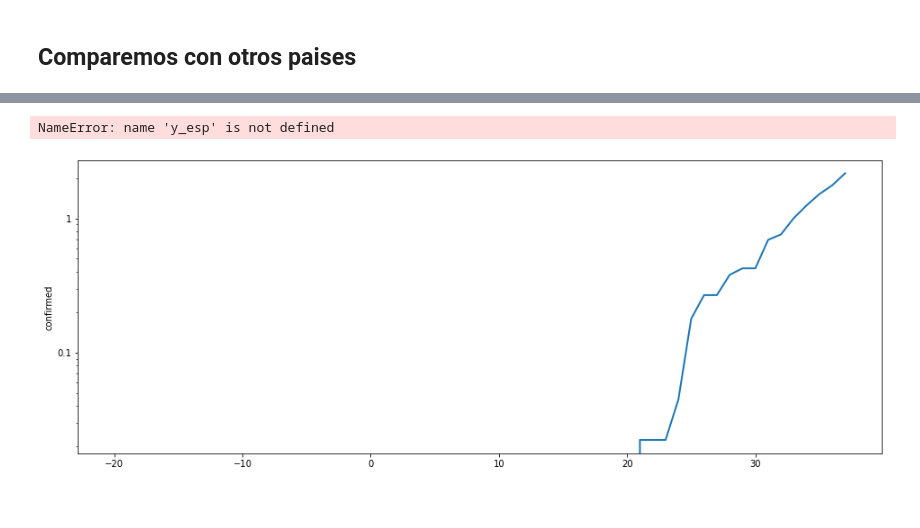
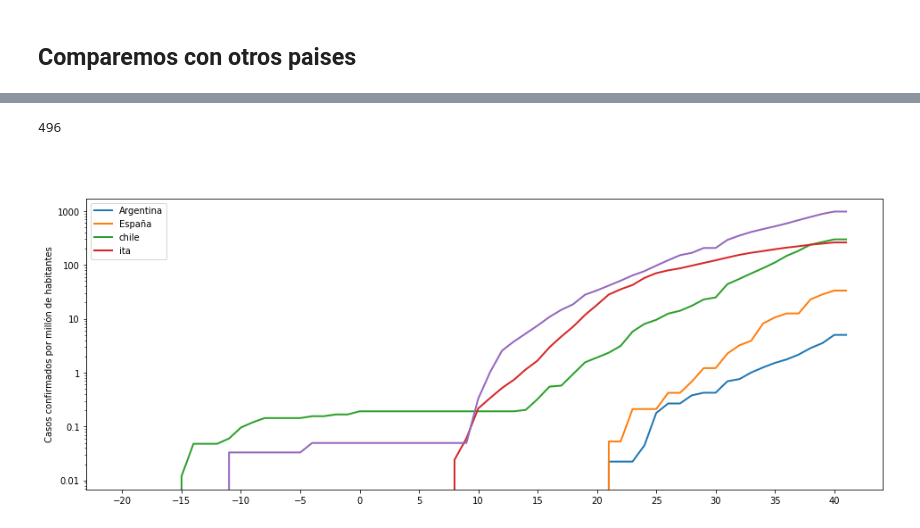
Before and after one commit to ivco19/countries, a Jupyter notebook: src/load_data.ipynb, the cells around one changed output, grey strips where cells are left out. Drawn from its saved outputs; the diff is of its cells as text; code cells hidden in the pictures.

```diff
--- a/src/load_data.ipynb
+++ b/src/load_data.ipynb
@@ -324,6 +324,2 @@ plt.show()
 # %%
 df_world = pd.read_csv('../dat/pop_area.csv')
-# %%
-pais = 'Spain'
-popu_esp = df_world[df_world['country'] == pais]['population'].values[0]
-area_esp = df_world[df_world['country'] == pais]['area'].values[0]
@@ -352,22 +338,50 @@ ValueError: operands could not be broadcast together with shapes (58,) (0,)
+# %%
+covid_pais = covid_countries_date_df[covid_countries_date_df['Country/Region'] == 'Russia']
+covid_pais.size
+# %% [output]
+496
+# %%
+t = []
+d0 = datetime.datetime.strptime("1/1/20", '%m/%d/%y')
+for d in covid_ita['date']:
+    elapsed_days = (datetime.datetime.strptime(d, '%m/%d/%y') - d0).days
+    t.append(elapsed_days)
+# %%
+lista = ['Argentina', 'Chile', 'United States', 'Germany', 'Iran', 'Italy']
+lista = ['Argentina', 'Chile', 'Germany', 'Iran', 'Italy']
+y_all = []
+t_all = []
+for pais in lista:
+    popu = df_world[df_world['country'] == pais]['population'].values[0]
+    area = df_world[df_world['country'] == pais]['area'].values[0]
+    covid_pais = covid_countries_date_df[covid_countries_date_df['Country/Region'] == pais]
+
+    z = covid_pais['confirmed']
+    patient_zero = z.to_numpy().nonzero()[0][0]
+
+    t_pais = t - patient_zero
+
+    y_pais = covid_pais['confirmed'] / popu * 1.e6
+
+    y_all.append(y_pais)
+    t_all.append(t_pais)
 # %%
 fig, ax = plt.subplots(figsize=(16, 6))
 ax.set(yscale="log")
 ax.yaxis.set_major_formatter(ticker.FuncFormatter(lambda y, _: '{:g}'.format(y)))
-sns.lineplot(x=t_arg, y=y_arg, sort=False, linewidth=2)
-sns.lineplot(x=t_esp, y=y_esp, sort=False, linewidth=2)
-sns.lineplot(x=t_chile, y=y_chile, sort=False, linewidth=2)
-sns.lineplot(x=t_ita, y=y_ita, sort=False, linewidth=2)
+
+for y in y_all:
+    sns.lineplot(x=t_arg, y=y, sort=False, linewidth=2)
 
 plt.suptitle("COVID-19 per country cases over the time", fontsize=16, fontweight='bold', color='white')
 plt.title("(logarithmic scale)", color='white')
 
 ax.xaxis.set_major_locator(ticker.MultipleLocator(5))
 plt.xticks(rotation=0)
 plt.ylabel('Casos confirmados por millón de habitantes')
 
 ax.legend(['Argentina', 'España', 'chile', 'ita'])
 
 plt.show()
 # %% [output]
-NameError: name 'y_esp' is not defined
-[figure, old version]
+[figure, new version]
```
Also changed, not shown: parts of 16 cells of this notebook, 5 other files.
